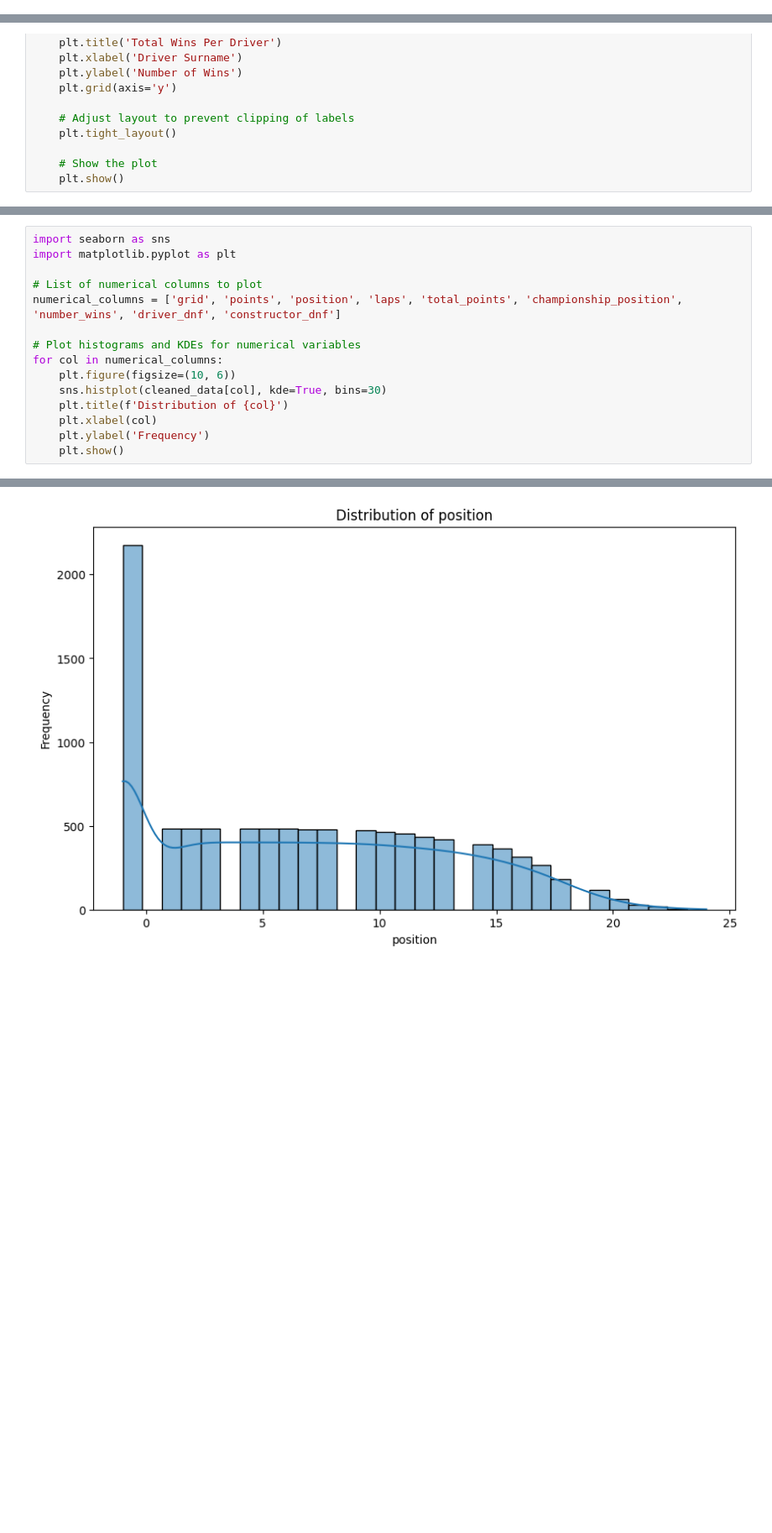
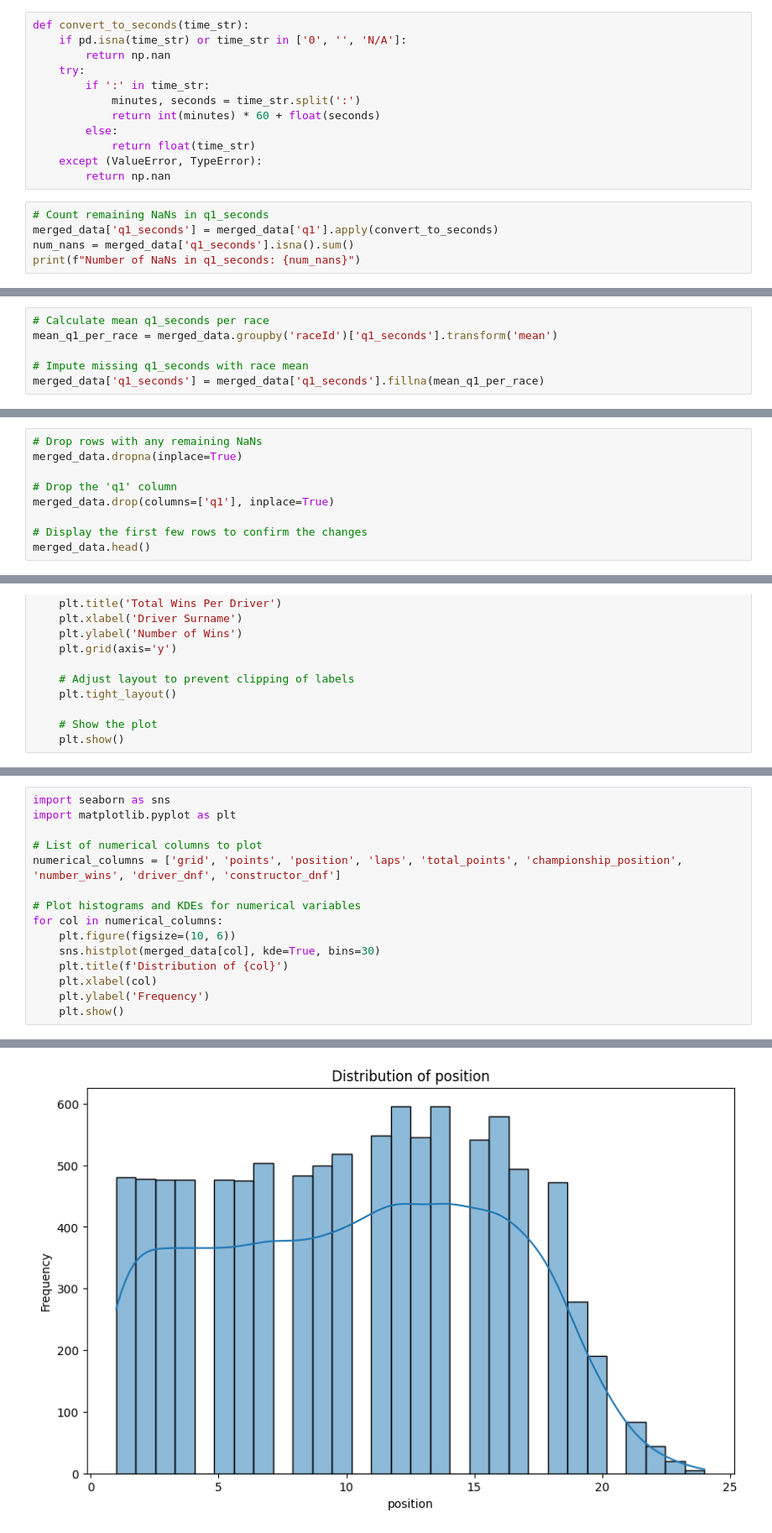
Before and after one commit to joelcalm/Formula1Prediction, a Jupyter notebook: f1_2.ipynb, the cells around one changed output, grey strips where cells are left out. Shown at 84% size. Saved outputs shown, nothing was run; the diff lists cells and outputs as text; blank space fills up the shorter version.

```diff
--- a/f1_2.ipynb
+++ b/f1_2.ipynb
@@ -462,0 +438,17 @@ Avoiding Data Loss: This method keeps all qualifying-related data while addressi
+# %%
+def convert_to_seconds(time_str):
+    if pd.isna(time_str) or time_str in ['0', '', 'N/A']:
+        return np.nan
+    try:
+        if ':' in time_str:
+            minutes, seconds = time_str.split(':')
+            return int(minutes) * 60 + float(seconds)
+        else:
+            return float(time_str)
+    except (ValueError, TypeError):
+        return np.nan
+# %%
+# Count remaining NaNs in q1_seconds
+merged_data['q1_seconds'] = merged_data['q1'].apply(convert_to_seconds)
+num_nans = merged_data['q1_seconds'].isna().sum()
+print(f"Number of NaNs in q1_seconds: {num_nans}")
@@ -462,0 +457,6 @@ Avoiding Data Loss: This method keeps all qualifying-related data while addressi
+# %%
+# Calculate mean q1_seconds per race
+mean_q1_per_race = merged_data.groupby('raceId')['q1_seconds'].transform('mean')
+
+# Impute missing q1_seconds with race mean
+merged_data['q1_seconds'] = merged_data['q1_seconds'].fillna(mean_q1_per_race)
@@ -462,0 +469,9 @@ Avoiding Data Loss: This method keeps all qualifying-related data while addressi
+# %%
+# Drop rows with any remaining NaNs
+merged_data.dropna(inplace=True)
+
+# Drop the 'q1' column
+merged_data.drop(columns=['q1'], inplace=True)
+
+# Display the first few rows to confirm the changes
+merged_data.head()
@@ -541,7 +564,7 @@ numerical_columns = ['grid', 'points', 'position', 'laps', 'total_points', 'cham
 # Plot histograms and KDEs for numerical variables
 for col in numerical_columns:
     plt.figure(figsize=(10, 6))
-    sns.histplot(cleaned_data[col], kde=True, bins=30)
+    sns.histplot(merged_data[col], kde=True, bins=30)
     plt.title(f'Distribution of {col}')
     plt.xlabel(col)
     plt.ylabel('Frequency')
@@ -552 +575 @@ for col in numerical_columns:
-[figure, old version]
+[figure, new version]
```
Also changed, not shown: parts of 69 cells of this notebook, 2 other files.
